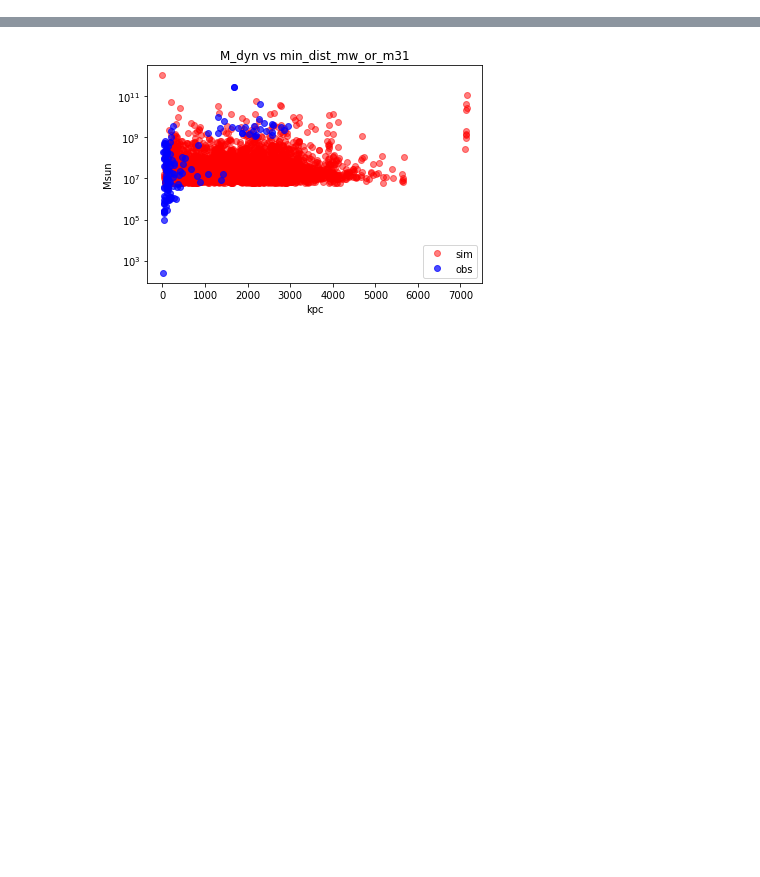
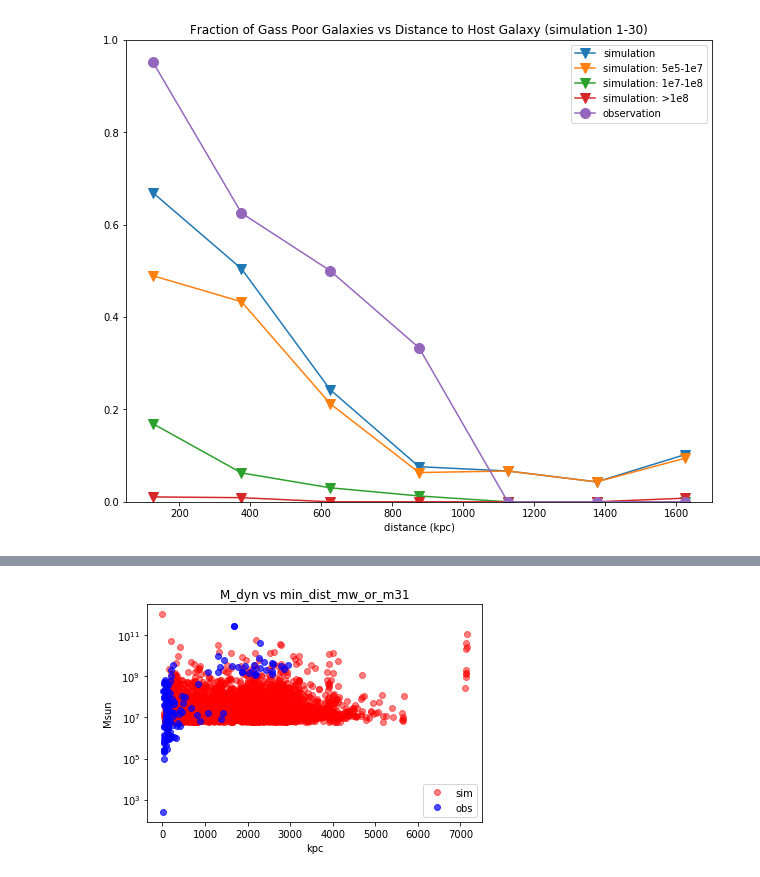
Before and after one commit to janagrc/sims2obs, a Jupyter notebook: sim2obs.ipynb, the cells around one changed output, grey strips where cells are left out. Drawn from its saved outputs; the diff is of its cells as text; code cells hidden in the pictures; blank space fills up the shorter version.

```diff
--- a/sim2obs.ipynb
+++ b/sim2obs.ipynb
@@ -213,0 +379,4 @@ def plot2(sx, sy, ox, oy):
+# %%
+fraction_gas_poor_graph(range(1,31))
+# %% [output]
+[figure, added]
```
Also changed, not shown: parts of 11 cells of this notebook, 7 other files.
